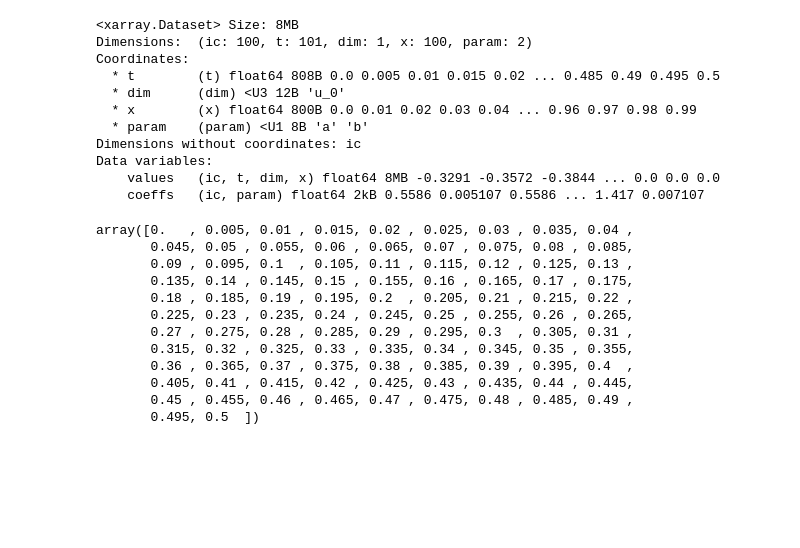
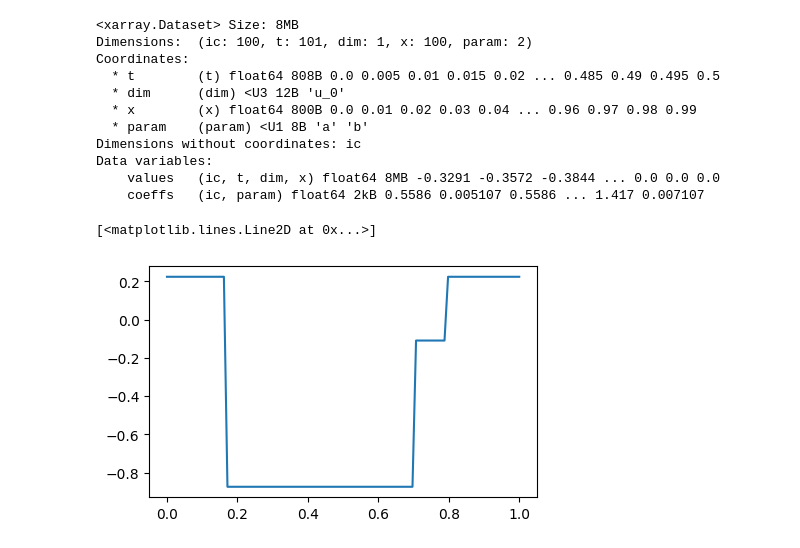
Before and after one commit to xx257xx/CONTEXT_FLUX_NO, a Jupyter notebook: notebooks/data_generation/viscous_burgers_1d.ipynb, the cells around one changed output. Saved outputs shown, nothing was run; the diff lists cells and outputs as text; code cells hidden in the pictures; blank space fills up the shorter version.

```diff
--- a/notebooks/data_generation/viscous_burgers_1d.ipynb
+++ b/notebooks/data_generation/viscous_burgers_1d.ipynb
@@ -90,21 +93,12 @@ Dimensions without coordinates: ic
 Data variables:
     values   (ic, t, dim, x) float64 8MB -0.3291 -0.3572 -0.3844 ... 0.0 0.0 0.0
     coeffs   (ic, param) float64 2kB 0.5586 0.005107 0.5586 ... 1.417 0.007107
-# %%
-import numpy as np
-
-
-np.linspace(0, 0.5, 101)
-# %% [output]
-array([0.   , 0.005, 0.01 , 0.015, 0.02 , 0.025, 0.03 , 0.035, 0.04 ,
-       0.045, 0.05 , 0.055, 0.06 , 0.065, 0.07 , 0.075, 0.08 , 0.085,
-       0.09 , 0.095, 0.1  , 0.105, 0.11 , 0.115, 0.12 , 0.125, 0.13 ,
-       0.135, 0.14 , 0.145, 0.15 , 0.155, 0.16 , 0.165, 0.17 , 0.175,
-       0.18 , 0.185, 0.19 , 0.195, 0.2  , 0.205, 0.21 , 0.215, 0.22 ,
-       0.225, 0.23 , 0.235, 0.24 , 0.245, 0.25 , 0.255, 0.26 , 0.265,
-       0.27 , 0.275, 0.28 , 0.285, 0.29 , 0.295, 0.3  , 0.305, 0.31 ,
-       0.315, 0.32 , 0.325, 0.33 , 0.335, 0.34 , 0.345, 0.35 , 0.355,
-       0.36 , 0.365, 0.37 , 0.375, 0.38 , 0.385, 0.39 , 0.395, 0.4  ,
-       0.405, 0.41 , 0.415, 0.42 , 0.425, 0.43 , 0.435, 0.44 , 0.445,
-       0.45 , 0.455, 0.46 , 0.465, 0.47 , 0.475, 0.48 , 0.485, 0.49 ,
-       0.495, 0.5  ])
+# %%
+step = PeriodicRandomStepFunction1D()
+x = jnp.linspace(0, 1, 100)
+u0 = step.sample(x, jax.random.key(2))
+fig, ax = plt.subplots(1, 1, figsize=(5, 3))
+ax.plot(x, u0[0])
+# %% [output]
+[<matplotlib.lines.Line2D at 0x...>]
+[figure, added]
```
Also changed, not shown: parts of 8 cells of this notebook, 28 other files.
